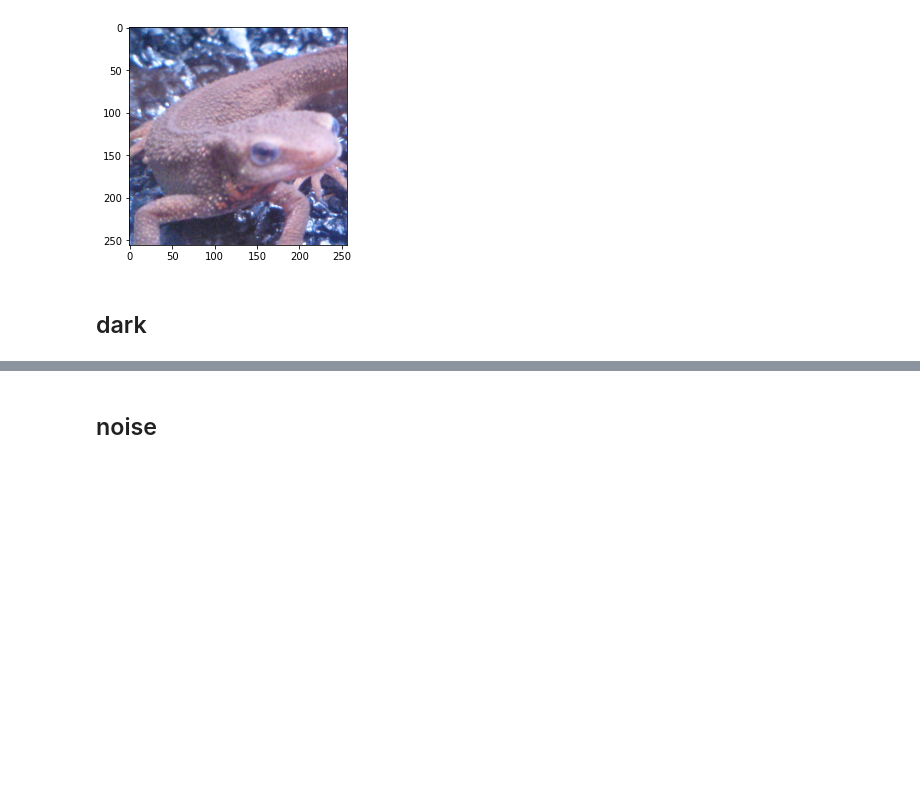
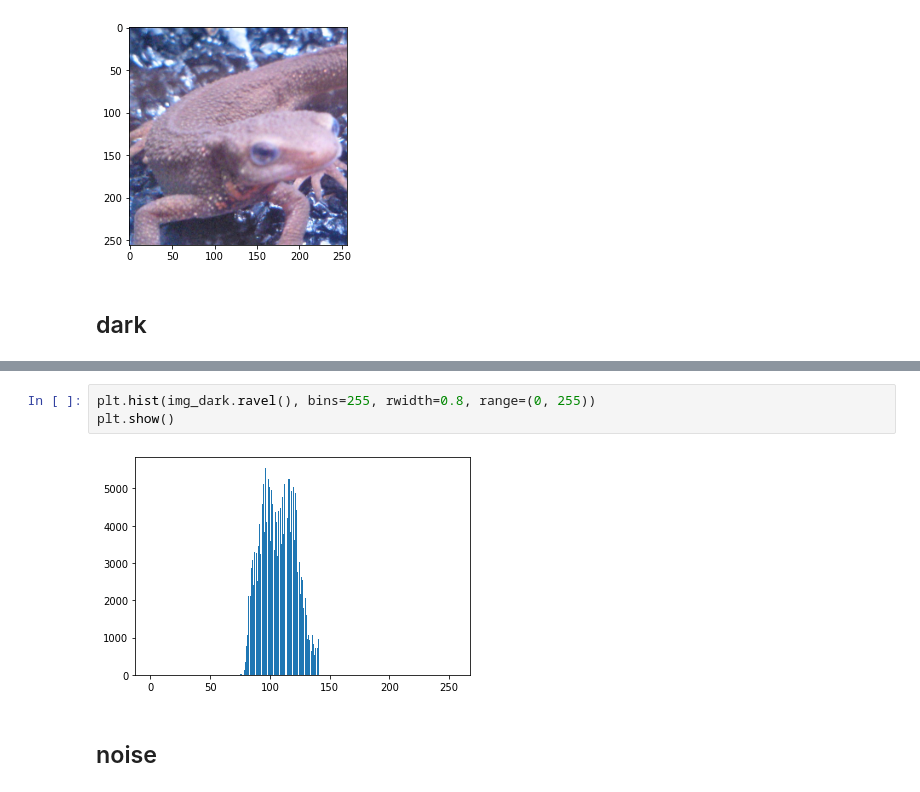
Before and after one commit to 3w36zj6/image-processing-100knock, a Jupyter notebook: assets/generate_sample.ipynb, the cells around one changed output, grey strips where cells are left out. Drawn from its saved outputs; the diff is of its cells as text; blank space fills up the shorter version.

```diff
--- a/assets/generate_sample.ipynb
+++ b/assets/generate_sample.ipynb
@@ -41,3 +43,8 @@ Image.fromarray(img_dark).save('imori_256x256_dark.png', 'png')
+# %%
+plt.hist(img_dark.ravel(), bins=255, rwidth=0.8, range=(0, 255))
+plt.show()
+# %% [output]
+[figure, added]
 # %% [markdown]
 ## noise
 # %%
```
Also changed, not shown: parts of 2 cells of this notebook, 1 other file.
